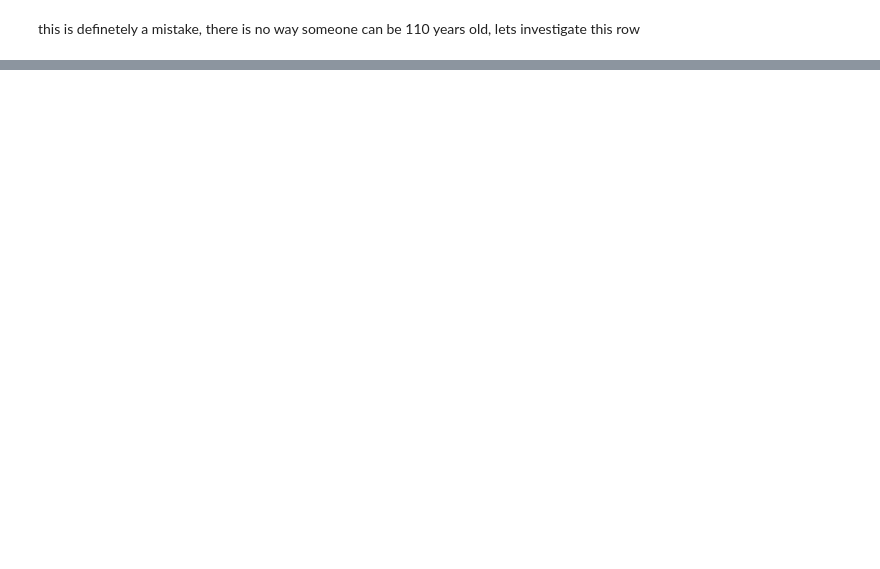
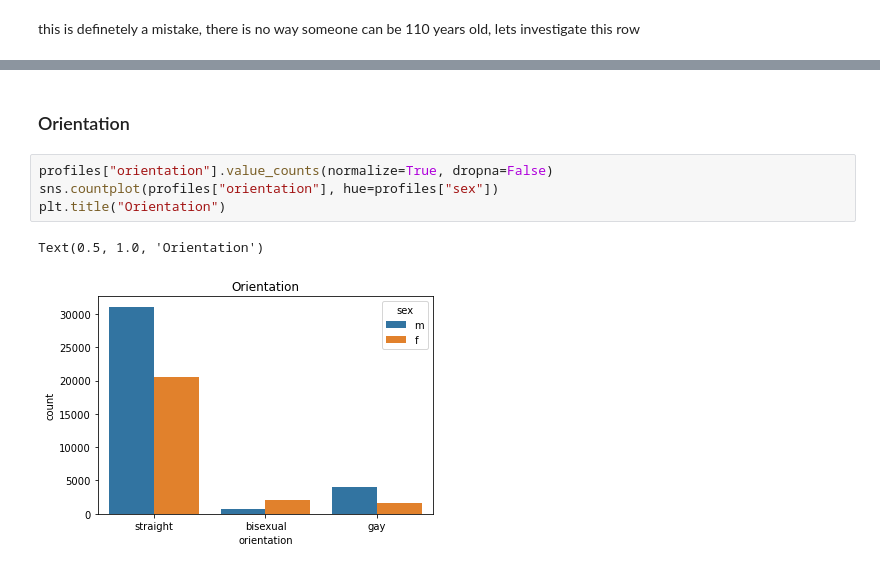
Before and after one commit to paulynamagana/OKCupid_challenge, a Jupyter notebook: date-a-scientist.ipynb, the cells around one changed output, grey strips where cells are left out. Drawn from its saved outputs; the diff is of its cells as text; blank space fills up the shorter version.

```diff
--- a/date-a-scientist.ipynb
+++ b/date-a-scientist.ipynb
@@ -131,0 +201,9 @@ sns.countplot(df["Age_group"])
+# %% [markdown]
+### Orientation
+# %%
+profiles["orientation"].value_counts(normalize=True, dropna=False)
+sns.countplot(profiles["orientation"], hue=profiles["sex"])
+plt.title("Orientation")
+# %% [output]
+Text(0.5, 1.0, 'Orientation')
+[figure, added]
```
Also changed, not shown: parts of 19 cells of this notebook.
